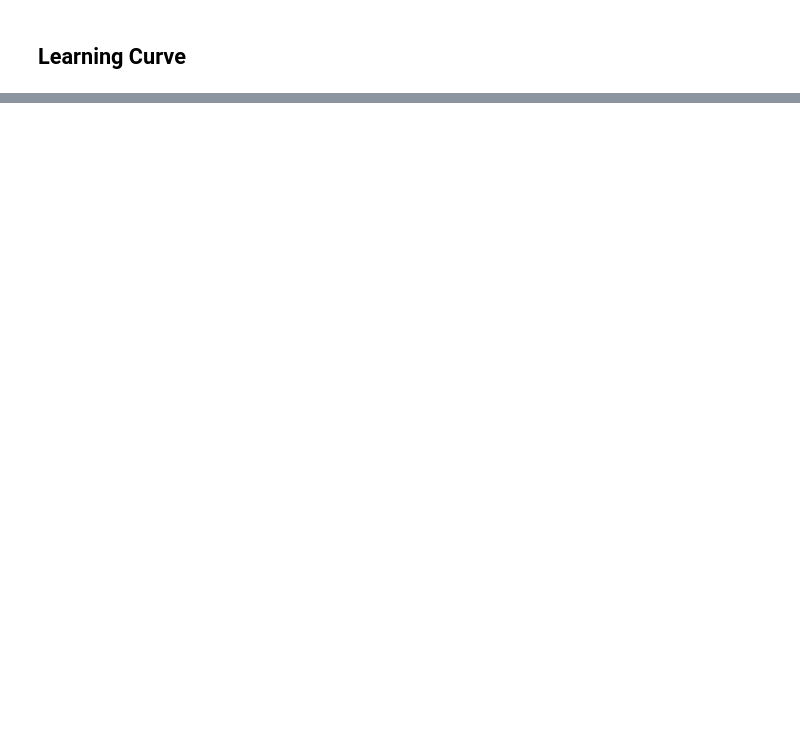
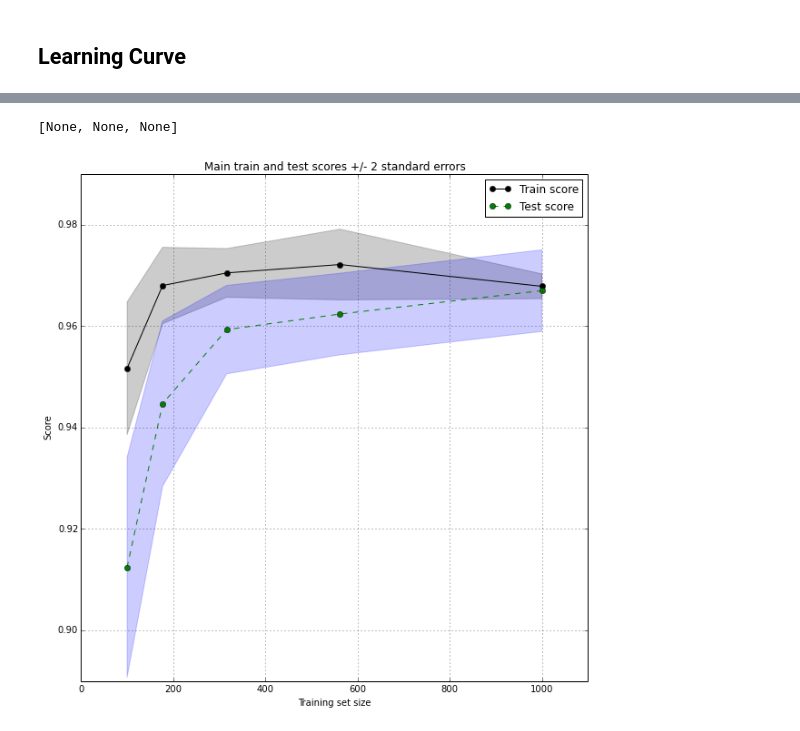
Before and after one commit to astar/berunka, a Jupyter notebook: notebooks/02_model_selection.ipynb, the cells around one changed output, grey strips where cells are left out. Drawn from its saved outputs; the diff is of its cells as text; code cells hidden in the pictures; blank space fills up the shorter version.

```diff
--- a/notebooks/02_model_selection.ipynb
+++ b/notebooks/02_model_selection.ipynb
@@ -193,5 +217,5 @@ test_scores
 ## Learning Curve
 # %%
 train_sizes = np.logspace(2, 3, 5).astype(np.int)
-train_sizes = np.append(train_sizes, X_train.shape[0])
+#train_sizes = np.append(train_sizes, X_train.shape[0])
 train_sizes
@@ -221,22 +250,25 @@ print("test data shape: %r, test target shape: %r"
 # %%
 mean_train = np.mean(train_scores, axis=1)
 confidence = sem(train_scores, axis=1) * 2
 
 pl.fill_between(train_sizes, mean_train - confidence, mean_train + confidence,
                 color = 'k', alpha = .2)
 pl.plot(train_sizes, mean_train, 'o-k', c='k', label='Train score')
 
 mean_test = np.mean(test_scores, axis=1)
 confidence = sem(test_scores, axis=1) * 2
 
 pl.fill_between(train_sizes, mean_test - confidence, mean_test + confidence,
-                color = 'k', alpha = .2)
-pl.plot(train_sizes, mean_test, 'o-k', c='k', linestyle='--', label='Test score')
+                color = 'b', alpha = .2)
+pl.plot(train_sizes, mean_test, 'o-k', c='g', linestyle='--', label='Test score')
 
 pl.xlabel('Training set size')
 pl.ylabel('Score')
-pl.xlim(0, X_train.shape[0])
-pl.ylim((None, 1.01))  # The best possible score is 1.0
+pl.xlim(0, train_sizes[-1] +100)
+pl.ylim((None, 0.99))  # The best possible score is 1.0
 pl.legend(loc='best')
 pl.title('Main train and test scores +/- 2 standard errors')
-[pl.savefig('pic5.{}'.format(ext)) for ext in ['png','svg','pdf']]
+[pl.savefig('pic5.{}'.format(ext),dpi=600) for ext in ['png','svg','pdf']]
+# %% [output]
+[None, None, None]
+[figure, added]
```
Also changed, not shown: parts of 16 cells of this notebook, 20 other files.
